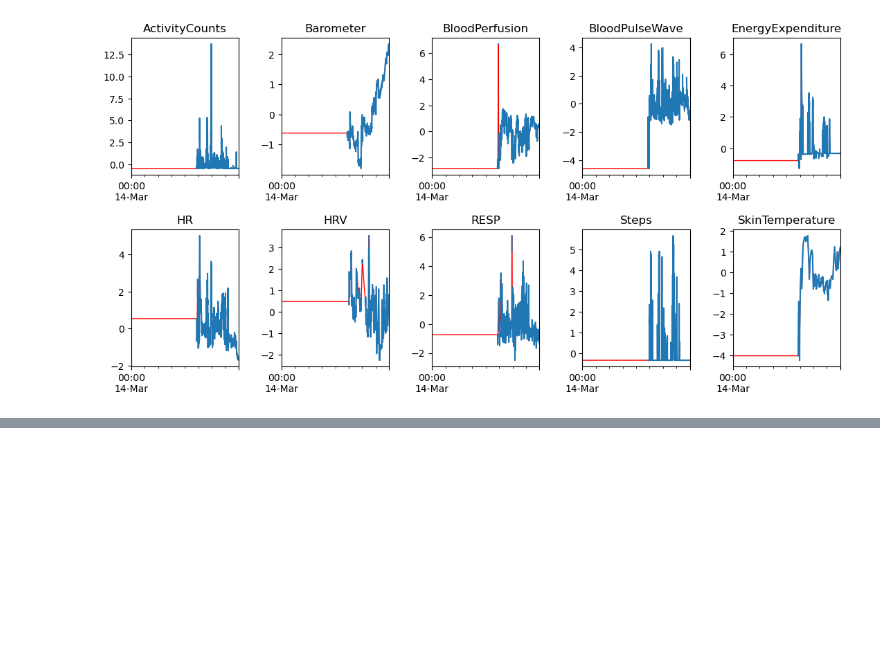
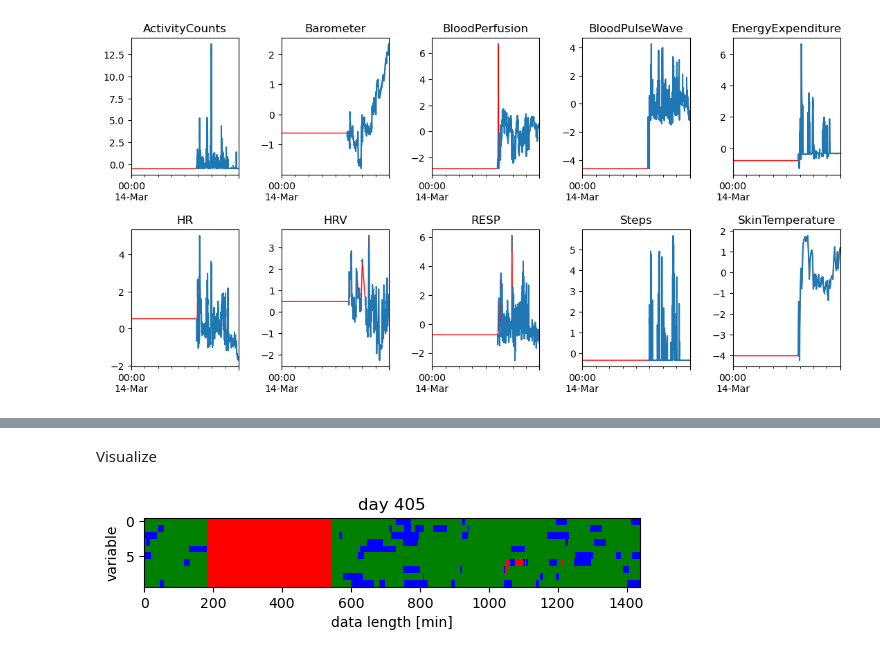
Before and after one commit to Yahnnosh/Sensor-Based-Modeling-of-Fatigue-Using-Transformer-Model, a Jupyter notebook: imputation_comparison.ipynb, the cells around one changed output, grey strips where cells are left out. Drawn from its saved outputs; the diff is of its cells as text; code cells hidden in the pictures; blank space fills up the shorter version.

```diff
--- a/imputation_comparison.ipynb
+++ b/imputation_comparison.ipynb
@@ -710,0 +836,3 @@ test_imputation_methods(data_day, lm=20, masking_ratio=0.15)
+# %%
+non_na_distribution = [[seq_length]*occurence for seq_length, occurence in non_na_seqs.to_numpy()]
+non_na_distribution = [element for sublist in non_na_distribution for element in sublist]
@@ -710,0 +848,6 @@ test_imputation_methods(data_day, lm=20, masking_ratio=0.15)
+# %% [markdown]
+Visualize
+# %%
+visualize_mask(masker(data_day, lm=lm, masking_ratio=r))
+# %% [output]
+[figure, added]
```
Also changed, not shown: parts of 42 cells of this notebook, 1 other file.
